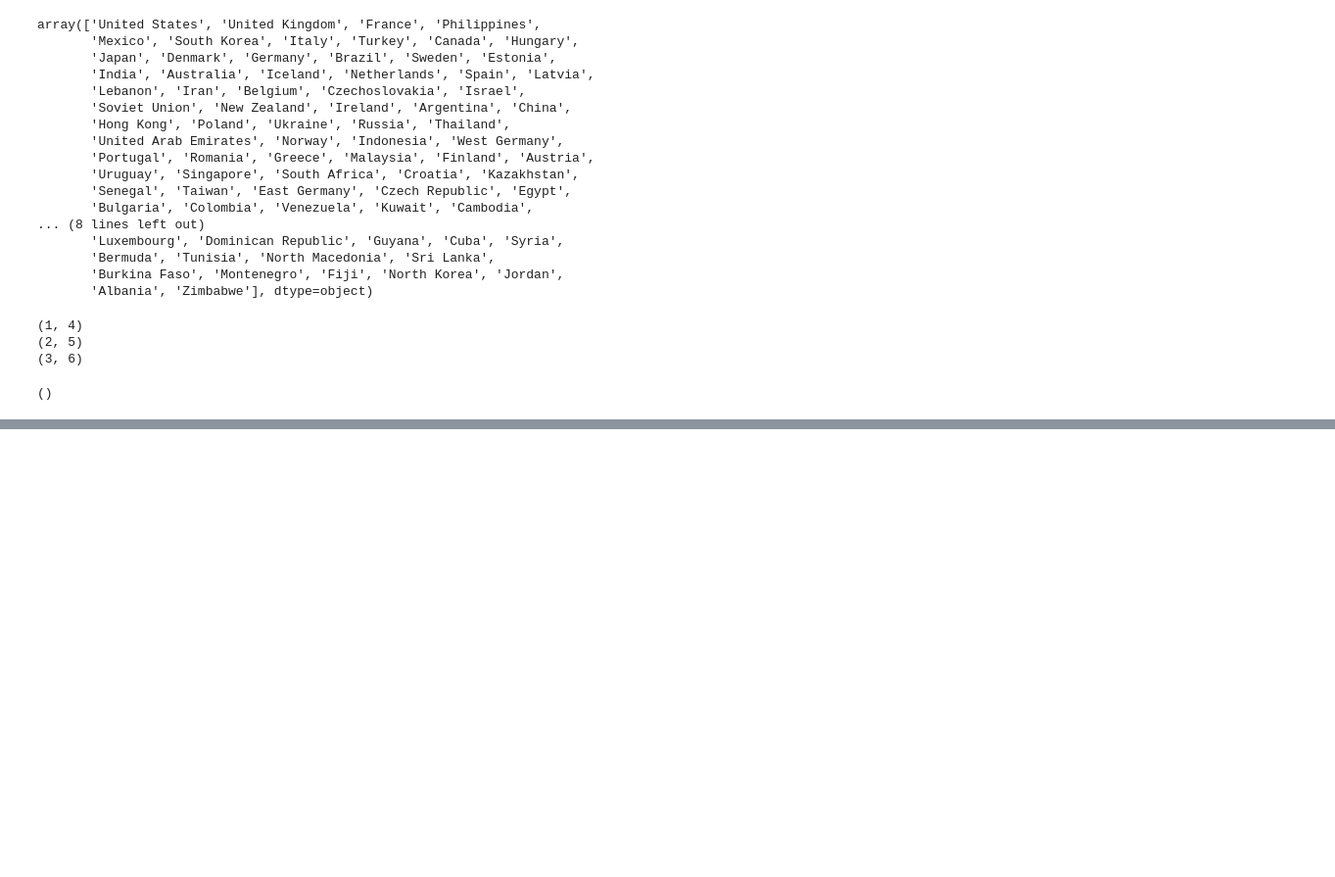
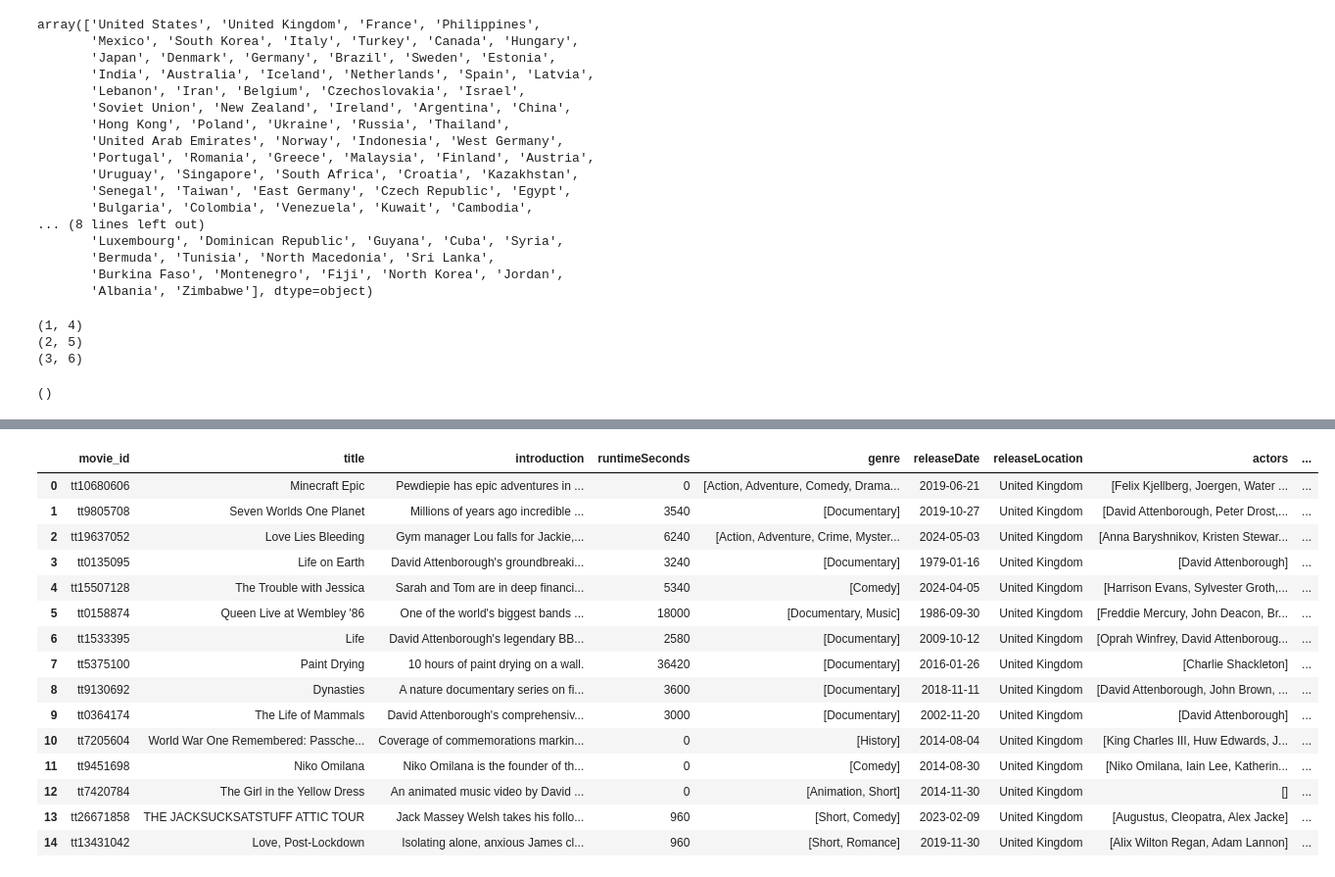
Before and after one commit to HThinhZ/Recommender_System_Project, a Jupyter notebook: recommendation_for_new_user.ipynb, the cells around one changed output, grey strips where cells are left out. Shown at 98% size. Drawn from its saved outputs; the diff is of its cells as text; code cells hidden in the pictures; blank space fills up the shorter version.

```diff
--- a/recommendation_for_new_user.ipynb
+++ b/recommendation_for_new_user.ipynb
@@ -425,0 +447,19 @@ Name: genre, Length: 66123, dtype: bool
+# %%
+get_inf(mi_df, lis_location)
+# %% [output]
+|  | movie_id | title | introduction | runtimeSeconds | genre | releaseDate | releaseLocation | actors | ... |
+| 0 | tt10680606 | Minecraft Epic | Pewdiepie has epic adventures in ... | 0 | [Action, Adventure, Comedy, Drama... | 2019-06-21 | United Kingdom | [Felix Kjellberg, Joergen, Water ... | ... |
+| 1 | tt9805708 | Seven Worlds One Planet | Millions of years ago incredible ... | 3540 | [Documentary] | 2019-10-27 | United Kingdom | [David Attenborough, Peter Drost,... | ... |
+| 2 | tt19637052 | Love Lies Bleeding | Gym manager Lou falls for Jackie,... | 6240 | [Action, Adventure, Crime, Myster... | 2024-05-03 | United Kingdom | [Anna Baryshnikov, Kristen Stewar... | ... |
+| 3 | tt0135095 | Life on Earth | David Attenborough's groundbreaki... | 3240 | [Documentary] | 1979-01-16 | United Kingdom | [David Attenborough] | ... |
+| 4 | tt15507128 | The Trouble with Jessica | Sarah and Tom are in deep financi... | 5340 | [Comedy] | 2024-04-05 | United Kingdom | [Harrison Evans, Sylvester Groth,... | ... |
+| 5 | tt0158874 | Queen Live at Wembley '86 | One of the world's biggest bands ... | 18000 | [Documentary, Music] | 1986-09-30 | United Kingdom | [Freddie Mercury, John Deacon, Br... | ... |
+| 6 | tt1533395 | Life | David Attenborough's legendary BB... | 2580 | [Documentary] | 2009-10-12 | United Kingdom | [Oprah Winfrey, David Attenboroug... | ... |
+| 7 | tt5375100 | Paint Drying | 10 hours of paint drying on a wall. | 36420 | [Documentary] | 2016-01-26 | United Kingdom | [Charlie Shackleton] | ... |
+| 8 | tt9130692 | Dynasties | A nature documentary series on fi... | 3600 | [Documentary] | 2018-11-11 | United Kingdom | [David Attenborough, John Brown, ... | ... |
+| 9 | tt0364174 | The Life of Mammals | David Attenborough's comprehensiv... | 3000 | [Documentary] | 2002-11-20 | United Kingdom | [David Attenborough] | ... |
+| 10 | tt7205604 | World War One Remembered: Passche... | Coverage of commemorations markin... | 0 | [History] | 2014-08-04 | United Kingdom | [King Charles III, Huw Edwards, J... | ... |
+| 11 | tt9451698 | Niko Omilana | Niko Omilana is the founder of th... | 0 | [Comedy] | 2014-08-30 | United Kingdom | [Niko Omilana, Iain Lee, Katherin... | ... |
+| 12 | tt7420784 | The Girl in the Yellow Dress | An animated music video by David ... | 0 | [Animation, Short] | 2014-11-30 | United Kingdom | [] | ... |
+| 13 | tt26671858 | THE JACKSUCKSATSTUFF ATTIC TOUR | Jack Massey Welsh takes his follo... | 960 | [Short, Comedy] | 2023-02-09 | United Kingdom | [Augustus, Cleopatra, Alex Jacke] | ... |
+| 14 | tt13431042 | Love, Post-Lockdown | Isolating alone, anxious James cl... | 960 | [Short, Romance] | 2019-11-30 | United Kingdom | [Alix Wilton Regan, Adam Lannon] | ... |
```
Also changed, not shown: parts of 6 cells of this notebook.
